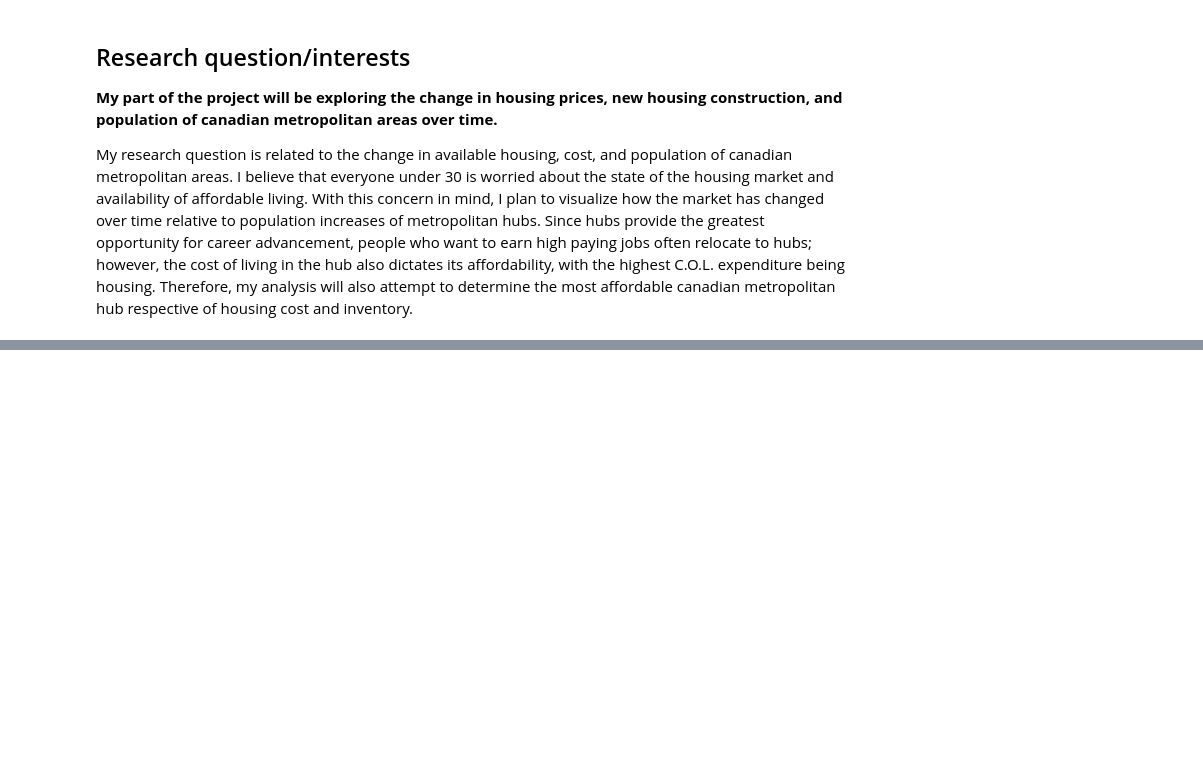
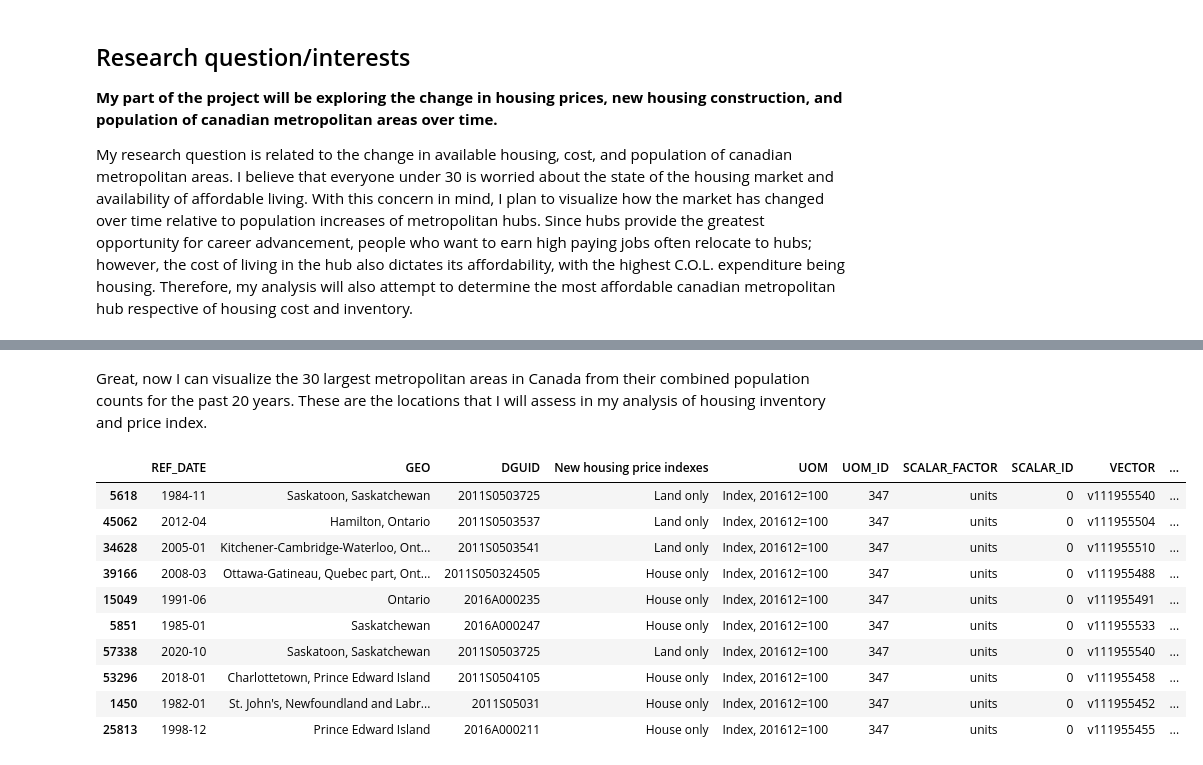
Before and after one commit to ubco-W2022T2-data301/project-group-group01, a Jupyter notebook: analysis/Logananalysis2.ipynb, the cells around one changed output, grey strips where cells are left out. Cells and saved outputs as stored; diff of their text form; code cells hidden in the pictures; blank space fills up the shorter version.

Commit message:
Started EDA using PopEst & NewHousingPIndex DBs

```diff
--- a/analysis/Logananalysis2.ipynb
+++ b/analysis/Logananalysis2.ipynb
@@ -15,0 +168,16 @@ PopEstimate = pd.read_csv("../data/raw/PopEstimate/PopEstimate.csv")
+# %% [markdown]
+Great, now I can visualize the 30 largest metropolitan areas in Canada from their combined population counts for the past 20 years. These are the locations that I will assess in my analysis of housing inventory and price index.
+# %%
+NewHousingPIndex.sample(10)
+# %% [output]
+|  | REF_DATE | GEO | DGUID | New housing price indexes | UOM | UOM_ID | SCALAR_FACTOR | SCALAR_ID | VECTOR | ... |
+| 5618 | 1984-11 | Saskatoon, Saskatchewan | 2011S0503725 | Land only | Index, 201612=100 | 347 | units | 0 | v111955540 | ... |
+| 45062 | 2012-04 | Hamilton, Ontario | 2011S0503537 | Land only | Index, 201612=100 | 347 | units | 0 | v111955504 | ... |
+| 34628 | 2005-01 | Kitchener-Cambridge-Waterloo, Ont... | 2011S0503541 | Land only | Index, 201612=100 | 347 | units | 0 | v111955510 | ... |
+| 39166 | 2008-03 | Ottawa-Gatineau, Quebec part, Ont... | 2011S050324505 | House only | Index, 201612=100 | 347 | units | 0 | v111955488 | ... |
+| 15049 | 1991-06 | Ontario | 2016A000235 | House only | Index, 201612=100 | 347 | units | 0 | v111955491 | ... |
+| 5851 | 1985-01 | Saskatchewan | 2016A000247 | House only | Index, 201612=100 | 347 | units | 0 | v111955533 | ... |
+| 57338 | 2020-10 | Saskatoon, Saskatchewan | 2011S0503725 | Land only | Index, 201612=100 | 347 | units | 0 | v111955540 | ... |
+| 53296 | 2018-01 | Charlottetown, Prince Edward Island | 2011S0504105 | House only | Index, 201612=100 | 347 | units | 0 | v111955458 | ... |
+| 1450 | 1982-01 | St. John's, Newfoundland and Labr... | 2011S05031 | House only | Index, 201612=100 | 347 | units | 0 | v111955452 | ... |
+| 25813 | 1998-12 | Prince Edward Island | 2016A000211 | House only | Index, 201612=100 | 347 | units | 0 | v111955455 | ... |
```
Also changed, not shown: parts of 20 cells of this notebook.
